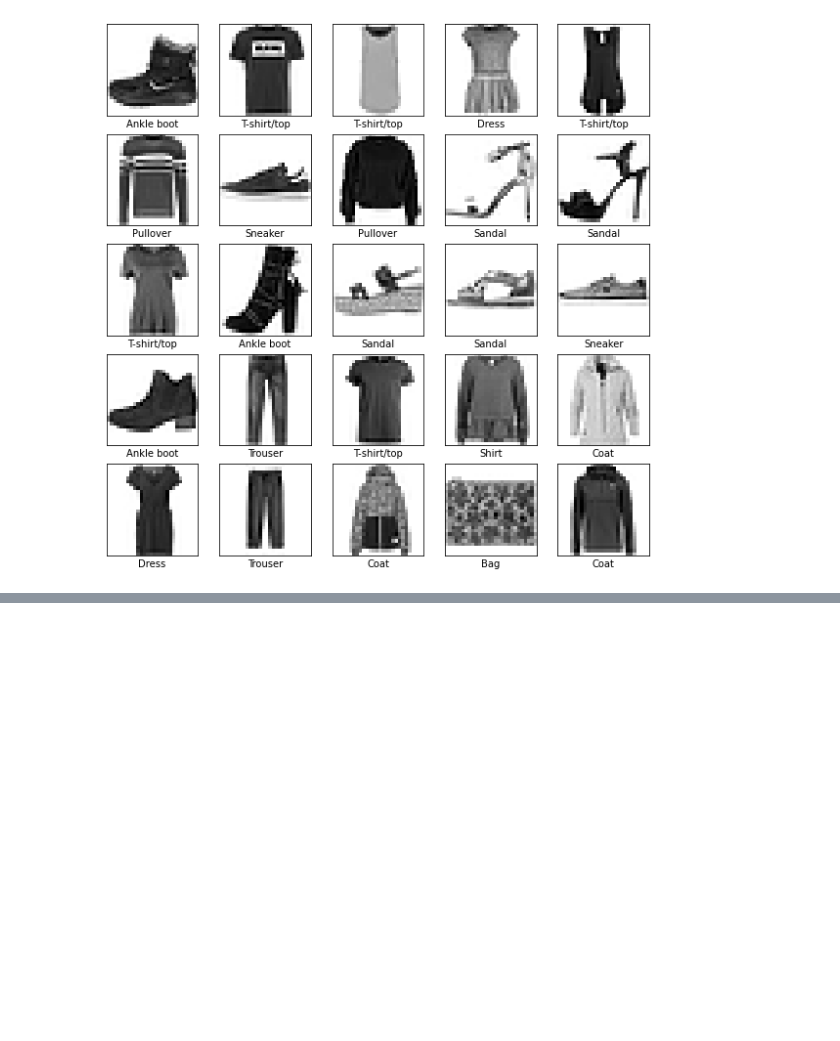
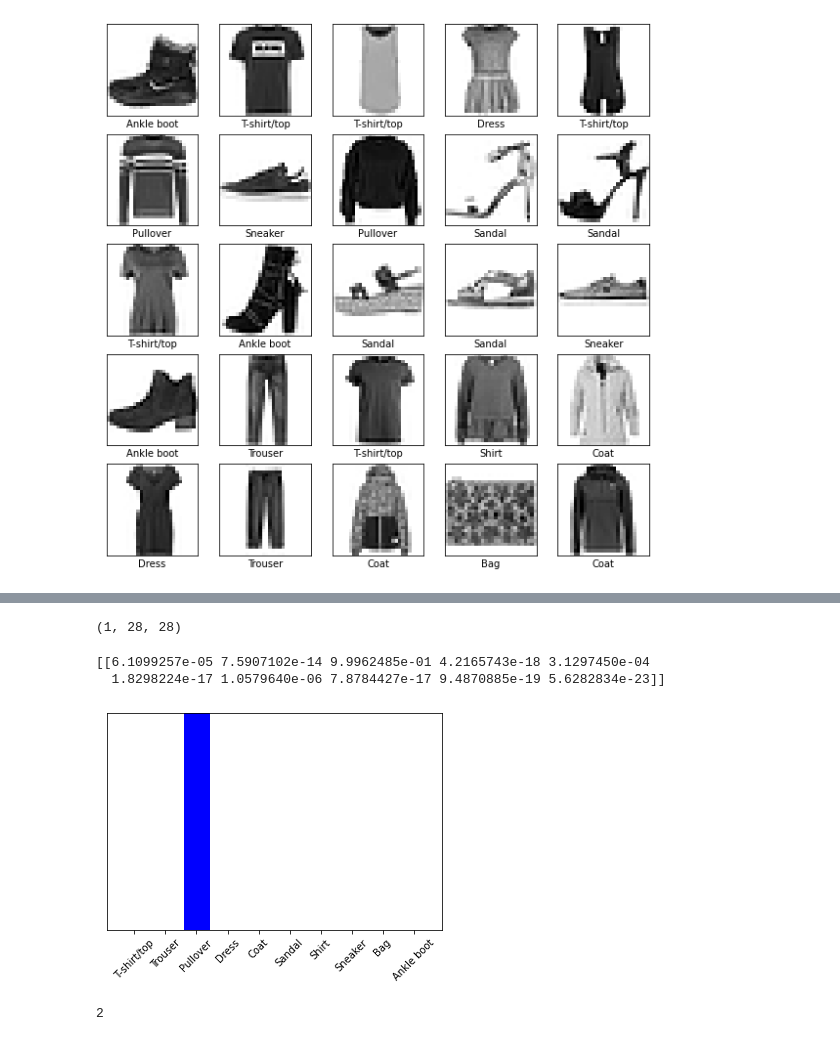
Before and after one commit to badri7489/TensorFlow, a Jupyter notebook: Fashion MNIST/fashion.ipynb, the cells around one changed output, grey strips where cells are left out. Drawn from its saved outputs; the diff is of its cells as text; code cells hidden in the pictures; blank space fills up the shorter version.

```diff
--- a/Fashion MNIST/fashion.ipynb
+++ b/Fashion MNIST/fashion.ipynb
@@ -127,0 +208,21 @@ Test Accuracy:  0.871399998664856
+# %%
+img = np.expand_dims(img, 0)
+print(img.shape)
+# %% [output]
+(1, 28, 28)
+# %%
+prediction_single = probability_model.predict(img)
+print(prediction_single)
+# %% [output]
+[[6.1099257e-05 7.5907102e-14 9.9962485e-01 4.2165743e-18 3.1297450e-04
+  1.8298224e-17 1.0579640e-06 7.8784427e-17 9.4870885e-19 5.6282834e-23]]
+# %%
+plot_value_array(1, prediction_single[0], test_labels)
+_ = plt.xticks(range(10), class_names, rotation=45)
+plt.show()
+# %% [output]
+[figure, added]
+# %%
+np.argmax(prediction_single[0])
+# %% [output]
+2
```
Also changed, not shown: parts of 18 cells of this notebook.
